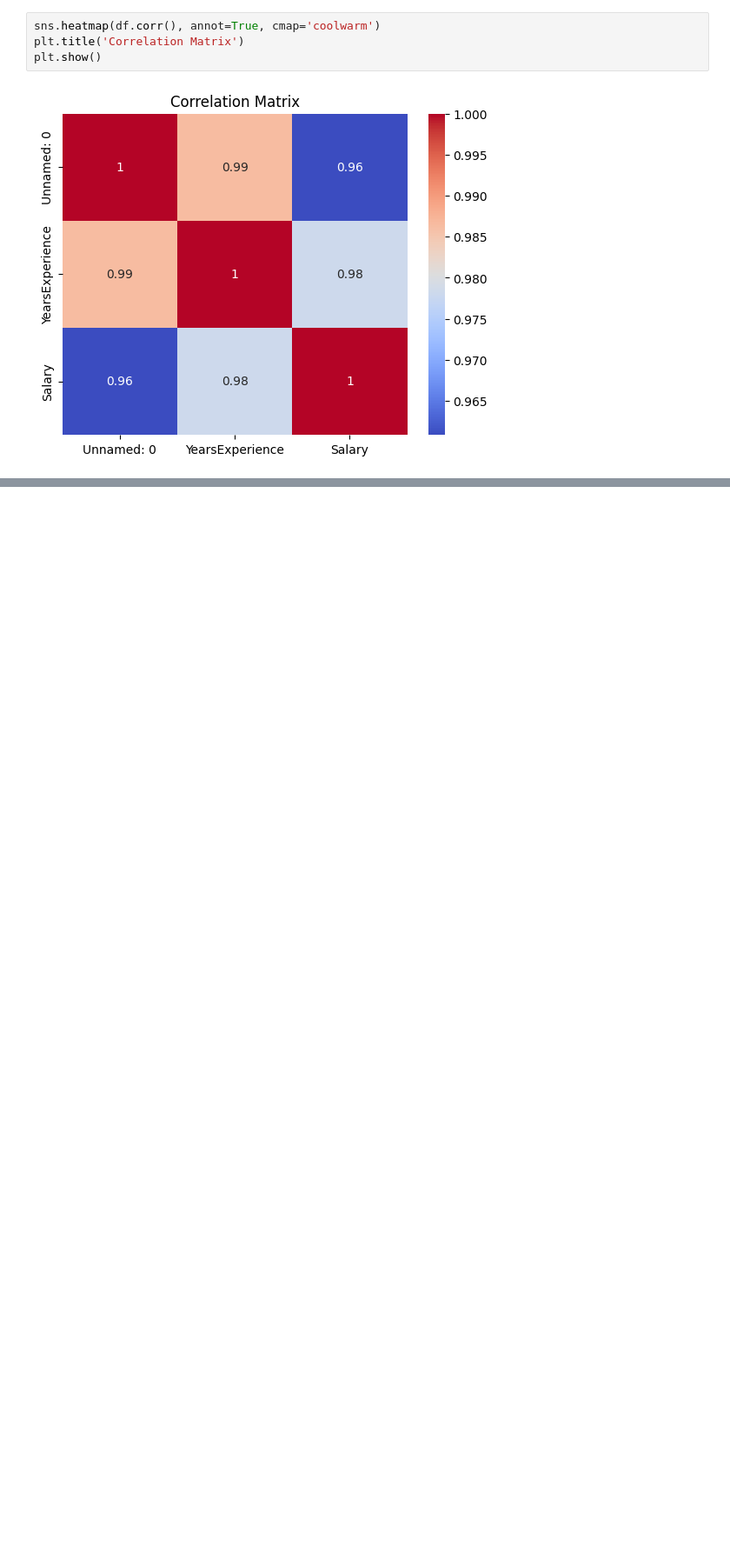
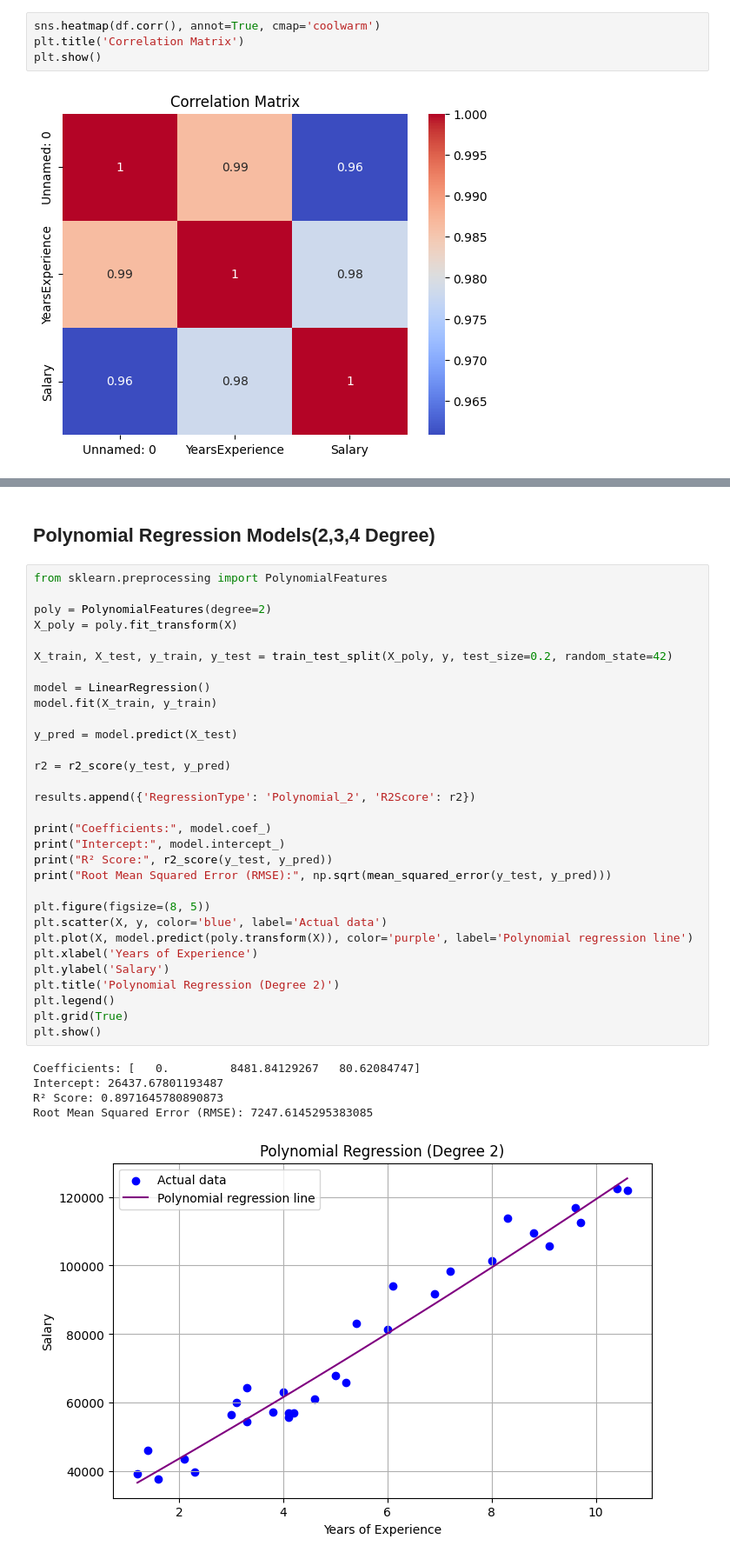
Before and after one commit to AlbertoBircoci/Kaggle, a Jupyter notebook: Supervised Learning/Linear Regression.ipynb, the cells around one changed output, grey strips where cells are left out. Shown at 87% size. Saved outputs shown, nothing was run; the diff lists cells and outputs as text; blank space fills up the shorter version.

```diff
--- a/Supervised Learning/Linear Regression.ipynb
+++ b/Supervised Learning/Linear Regression.ipynb
@@ -120,0 +178,39 @@ Root Mean Squared Error (RMSE): 7059.04362190151
+# %% [markdown]
+## Polynomial Regression Models(2,3,4 Degree)
+# %%
+from sklearn.preprocessing import PolynomialFeatures
+
+poly = PolynomialFeatures(degree=2)
+X_poly = poly.fit_transform(X)
+
+X_train, X_test, y_train, y_test = train_test_split(X_poly, y, test_size=0.2, random_state=42)
+
+model = LinearRegression()
+model.fit(X_train, y_train)
+
+y_pred = model.predict(X_test)
+
+r2 = r2_score(y_test, y_pred)
+
+results.append({'RegressionType': 'Polynomial_2', 'R2Score': r2})
+
+print("Coefficients:", model.coef_)
+print("Intercept:", model.intercept_)
+print("R² Score:", r2_score(y_test, y_pred))
+print("Root Mean Squared Error (RMSE):", np.sqrt(mean_squared_error(y_test, y_pred)))
+
+plt.figure(figsize=(8, 5))
+plt.scatter(X, y, color='blue', label='Actual data')
+plt.plot(X, model.predict(poly.transform(X)), color='purple', label='Polynomial regression line')
+plt.xlabel('Years of Experience')
+plt.ylabel('Salary')
+plt.title('Polynomial Regression (Degree 2)')
+plt.legend()
+plt.grid(True)
+plt.show()
+# %% [output]
+Coefficients: [   0.         8481.84129267   80.62084747]
+Intercept: 26437.67801193487
+R² Score: 0.8971645780890873
+Root Mean Squared Error (RMSE): 7247.6145295383085
+[figure, added]
```
Also changed, not shown: parts of 18 cells of this notebook.
